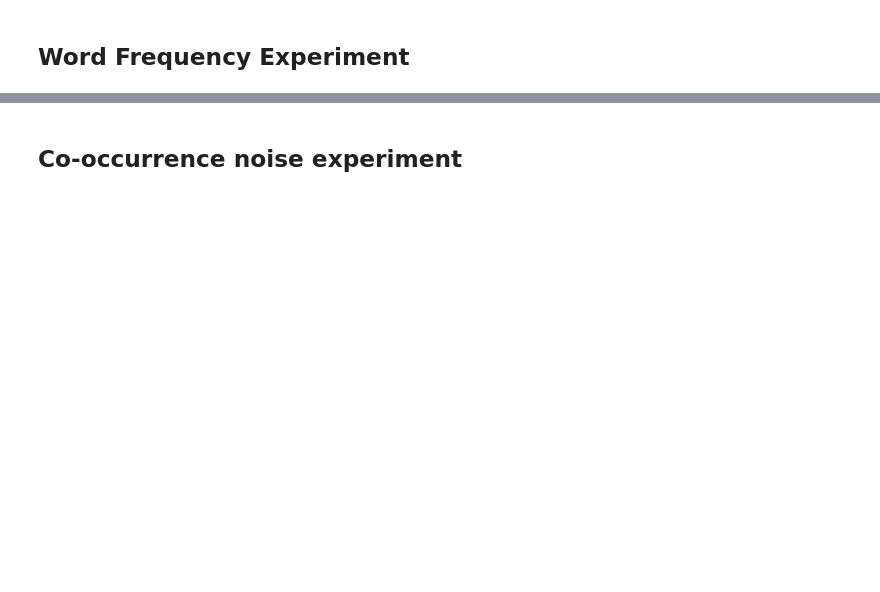
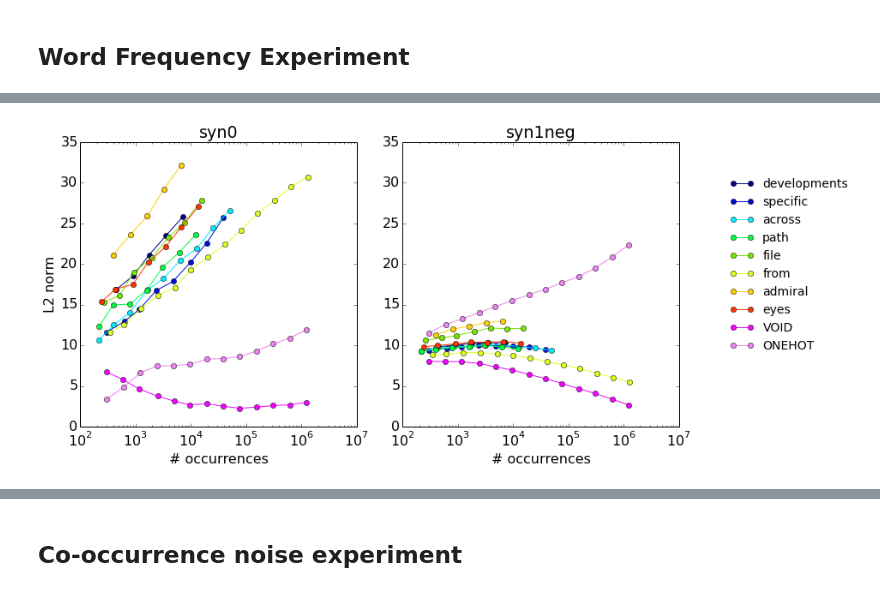
Before and after one commit to benjaminwilson/word2vec-norm-experiments, a Jupyter notebook: analysis.ipynb, the cells around one changed output, grey strips where cells are left out. Saved outputs shown, nothing was run; the diff lists cells and outputs as text; code cells hidden in the pictures; blank space fills up the shorter version.

```diff
--- a/analysis.ipynb
+++ b/analysis.ipynb
@@ -129,0 +130,37 @@ plt.savefig('word-frequency-experiment-graph-syn1neg.eps')
+# %%
+words = word_freq_experiment_words + [meaningless_token, onehot_token]
+fig = plt.figure(figsize=(16, 6))
+colormap = plt.cm.gist_ncar
+colorcycle = [colormap(i) for i in np.linspace(0, 0.9, len(words))]
+
+ax_syn0 = plt.subplot(131)
+ax_syn0.set_xlabel('# occurrences')
+ax_syn0.set_ylabel('L2 norm')
+ax_syn0.set_xscale('log')
+ax_syn0.set_color_cycle(colorcycle)
+ax_syn0.set_title('syn0')
+
+ax_syn1neg = plt.subplot(132, sharex=ax_syn0, sharey=ax_syn0)
+ax_syn1neg.set_xlabel('# occurrences')
+ax_syn1neg.set_color_cycle(colorcycle)
+ax_syn1neg.set_title('syn1neg')
+
+def plot_for_word(ax, word, series, **kwargs):
+    idxs = [build_experiment_token(word, i) for i in range(1, max(word_freq_experiment_ratio, word_freq_experiment_power_max) + 1)]
+    x = stats.loc[idxs].occurrences
+    y = series.loc[idxs]
+    return ax.plot(x, y, marker='o', **kwargs)[0]
+
+lines = []
+set_num_plots(len(words))
+for word in plot_words:
+    lines.append(plot_for_word(ax_syn0, word, stats.L2_norm_syn0))
+
+set_num_plots(len(words))
+for word in plot_words:
+    plot_for_word(ax_syn1neg, word, stats.L2_norm_syn1neg)
+
+_ = fig.legend(lines, words, bbox_to_anchor=(0.76, 0.56), loc='center', fontsize=14, frameon=False)
+plt.tight_layout()
+# %% [output]
+[figure, added]
```
Also changed, not shown: parts of 12 cells of this notebook.
